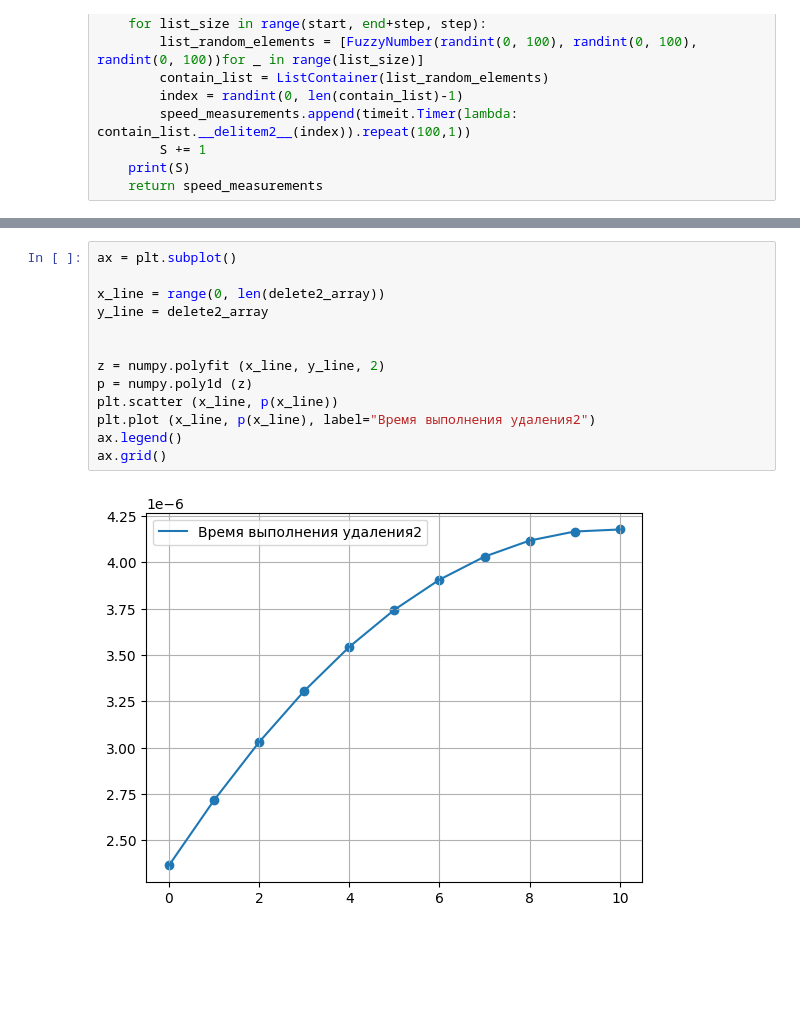
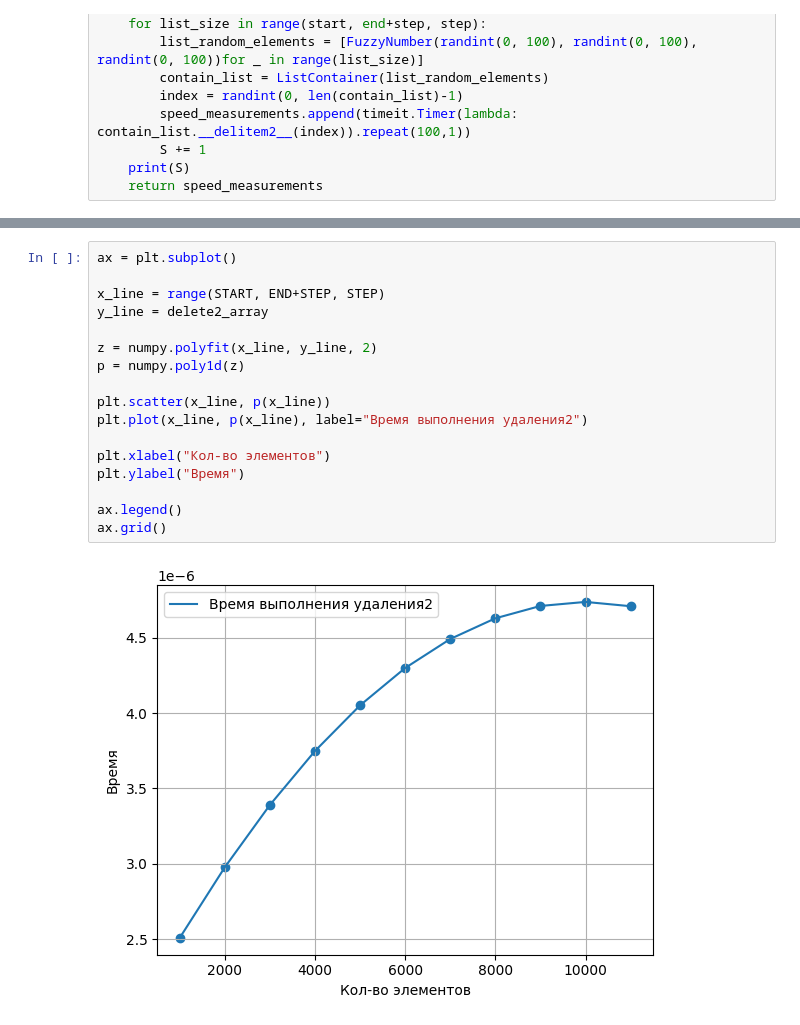
Before and after one commit to RubyBunny/asu_homework, a Jupyter notebook: TMP/6lab/main.ipynb, the cells around one changed output, grey strips where cells are left out. Drawn from its saved outputs; the diff is of its cells as text; blank space fills up the shorter version.

```diff
--- a/TMP/6lab/main.ipynb
+++ b/TMP/6lab/main.ipynb
@@ -245,15 +253,19 @@ print(delete2_array)
 # %%
 ax = plt.subplot()
 
-x_line = range(0, len(delete2_array))
+x_line = range(START, END+STEP, STEP)
 y_line = delete2_array
 
+z = numpy.polyfit(x_line, y_line, 2)
+p = numpy.poly1d(z)
 
-z = numpy.polyfit (x_line, y_line, 2)
-p = numpy.poly1d (z)
-plt.scatter (x_line, p(x_line))
-plt.plot (x_line, p(x_line), label="Время выполнения удаления2")
+plt.scatter(x_line, p(x_line))
+plt.plot(x_line, p(x_line), label="Время выполнения удаления2")
+
+plt.xlabel("Кол-во элементов")
+plt.ylabel("Время")
+
 ax.legend()
 ax.grid()
 # %% [output]
-[figure, old version]
+[figure, new version]
```
Also changed, not shown: parts of 19 cells of this notebook, 3 other files.
